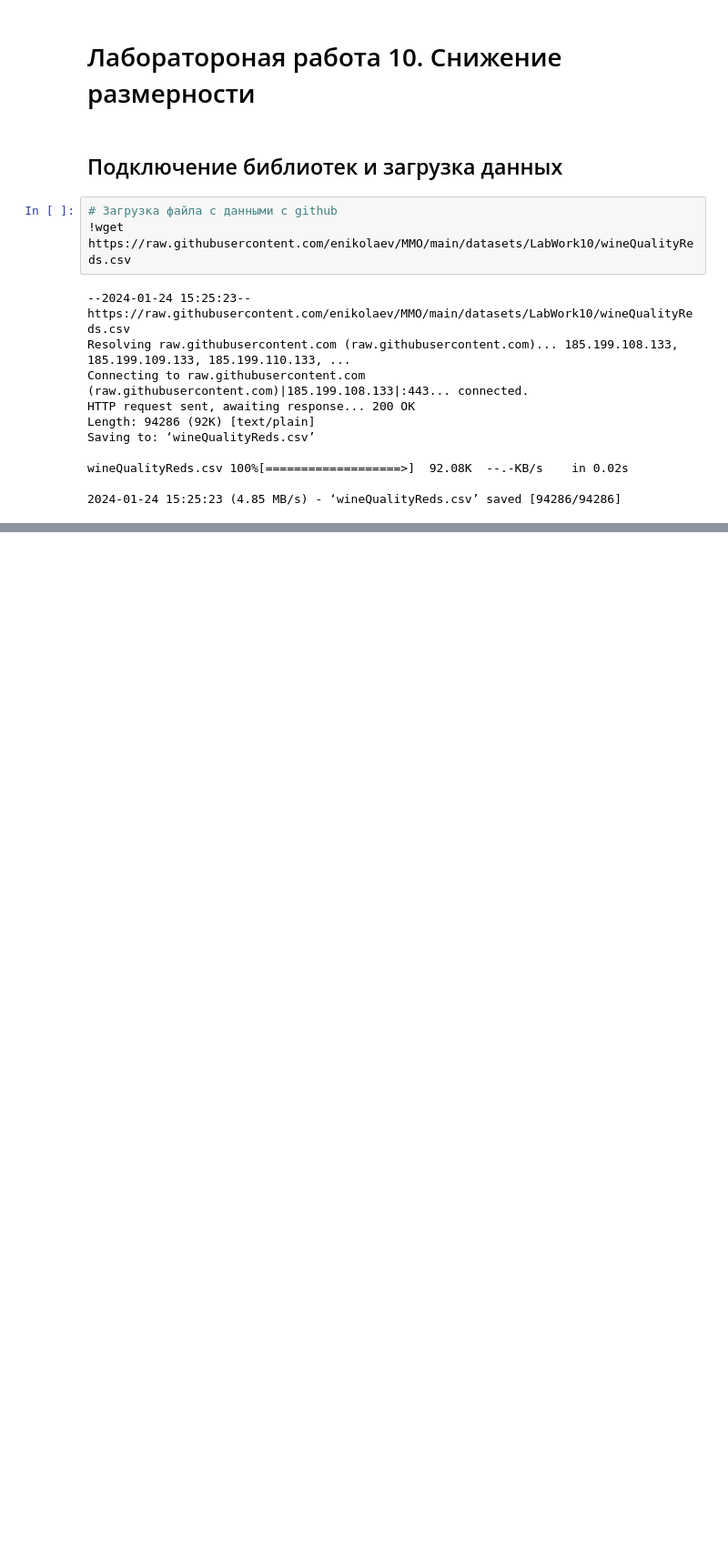
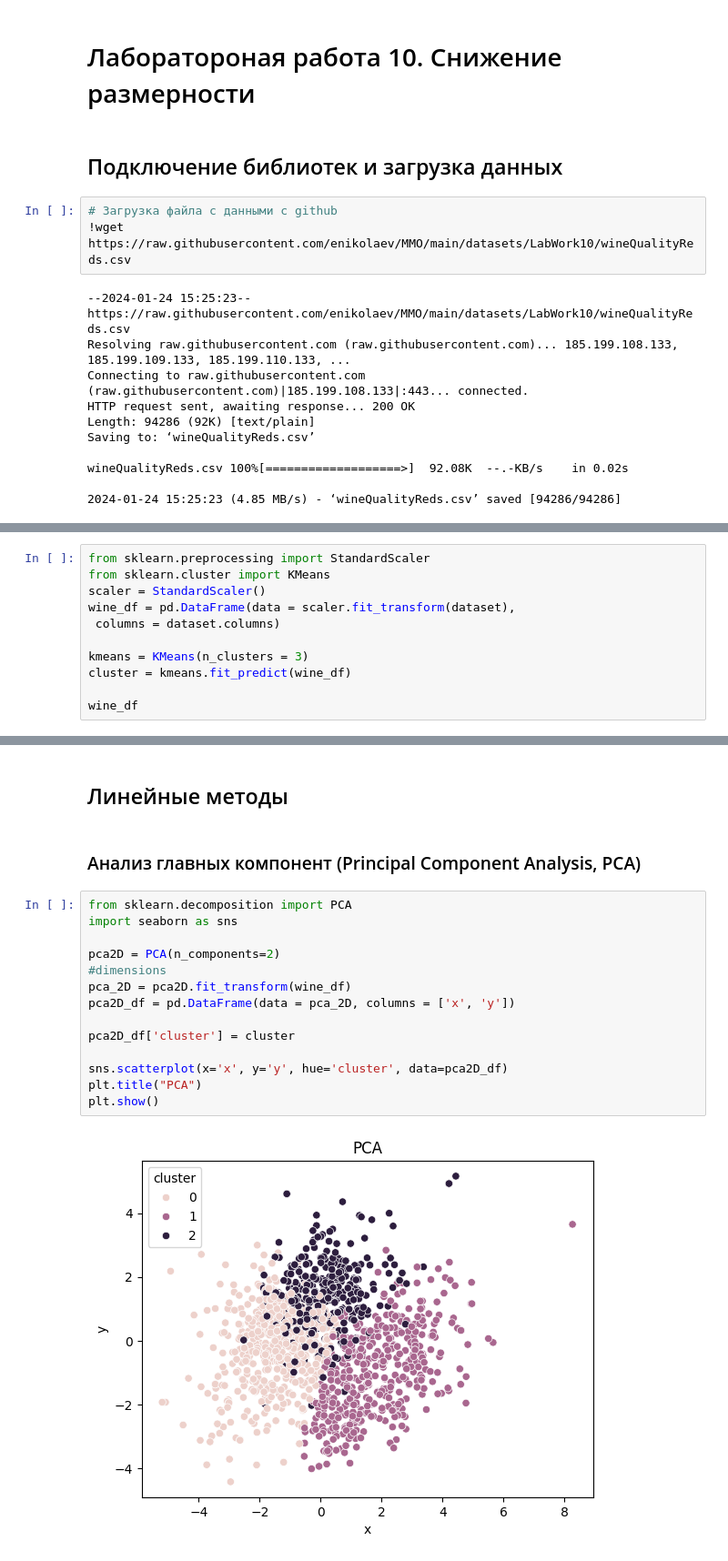
Before and after one commit to enikolaev/MMO, a Jupyter notebook: Lesson 10. Dimensionality Reduction/LabWork10.ipynb, the cells around one changed output, grey strips where cells are left out. Shown at 91% size. Drawn from its saved outputs; the diff is of its cells as text; blank space fills up the shorter version.

```diff
--- a/Lesson 10. Dimensionality Reduction/LabWork10.ipynb
+++ b/Lesson 10. Dimensionality Reduction/LabWork10.ipynb
@@ -52,3 +51,14 @@ sulphates               0
 alcohol                 0
 quality                 0
 dtype: int64
+# %%
+from sklearn.preprocessing import StandardScaler
+from sklearn.cluster import KMeans
+scaler = StandardScaler()
+wine_df = pd.DataFrame(data = scaler.fit_transform(dataset),
+ columns = dataset.columns)
+
+kmeans = KMeans(n_clusters = 3)
+cluster = kmeans.fit_predict(wine_df)
+
+wine_df
@@ -54,0 +79,20 @@ dtype: int64
+# %% [markdown]
+## Линейные методы
+# %% [markdown]
+### Анализ главных компонент (Principal Component Analysis, PCA)
+# %%
+from sklearn.decomposition import PCA
+import seaborn as sns
+
+pca2D = PCA(n_components=2)
+#dimensions
+pca_2D = pca2D.fit_transform(wine_df)
+pca2D_df = pd.DataFrame(data = pca_2D, columns = ['x', 'y'])
+
+pca2D_df['cluster'] = cluster
+
+sns.scatterplot(x='x', y='y', hue='cluster', data=pca2D_df)
+plt.title("PCA")
+plt.show()
+# %% [output]
+[figure, added]
```
Also changed, not shown: parts of 3 cells of this notebook.
